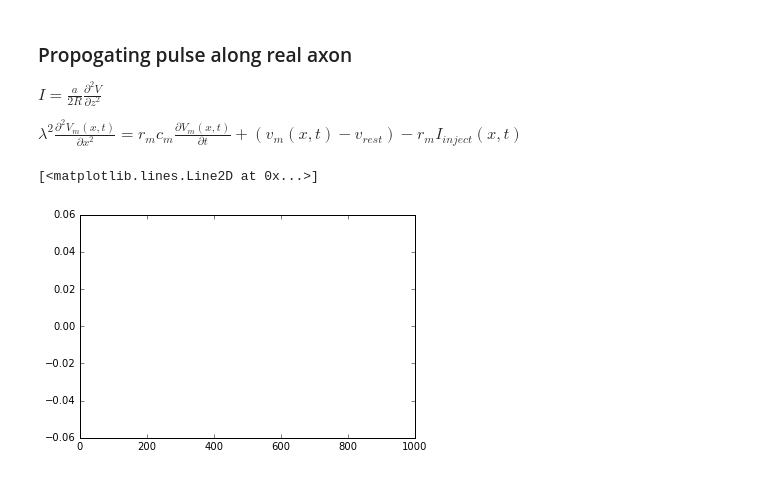
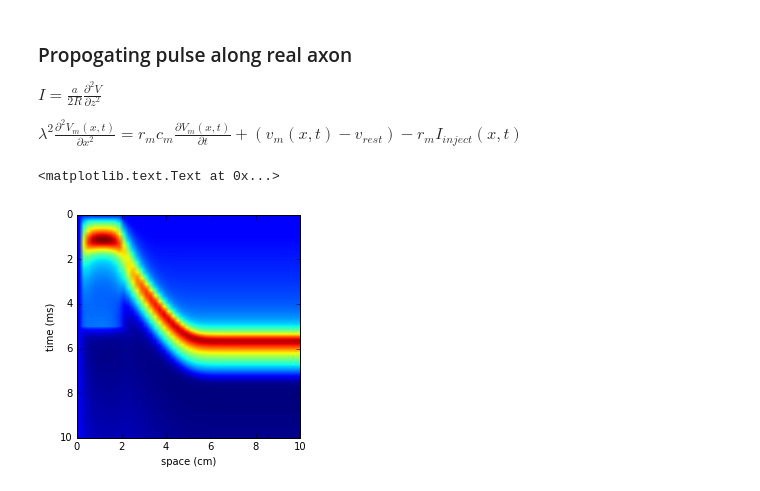
Before and after one commit to Kevin-Sean-Chen/Biophysics, a Jupyter notebook: HodgkinHuxley_model.ipynb, the cells around one changed output. Drawn from its saved outputs; the diff is of its cells as text; code cells hidden in the pictures.

Commit message:
action potential speed

```diff
--- a/HodgkinHuxley_model.ipynb
+++ b/HodgkinHuxley_model.ipynb
@@ -154,11 +154,11 @@ $I = \frac { a } { 2 R } \frac { \partial ^ { 2 } V } { \partial z ^ { 2 } }$
 $\lambda^2 \frac{\partial^2 V_m(x,t)}{\partial x^2} = r_m c_m \frac{\partial V_m(x,t)}{\partial t} + (v_m(x,t)-v_{rest}) - r_m I_{inject}(x,t)$
 # %%
 #biophysical parameter
-a = 250  #diameter
-R = 35  #resistance
-C = 1  #capacitance
-ra = a/2/np.pi
-rm = 2*R/np.pi/a
-cm = C*np.pi*a/2
+a = 250 *10**-4  #diameter (um to cm)
+R = 35  #resistance (ohm per cm)
+C = 1  #capacitance (uF per cm^2)
+# ra = a/2/np.pi
+# rm = 2*R/np.pi/a
+# cm = C*np.pi*a/2
 
 Vr = 0
@@ -170,24 +165,25 @@ Nt = 1000
+# %%
+L = 10  #cm (large accounting for the high speed)
+T = 10  #ms (short duration to keep in range)
+Nx = 1000
+Nt = 300
 # %%
 ###forward Eular numerical method for PDE
 x = np.linspace(0, L, Nx+1)    # mesh points in space
 dx = x[1] - x[0]
 t = np.linspace(0, T, Nt+1)    # mesh points in time
 dt = t[1] - t[0]
-a=1
-F = (1/ra/cm)*dt/dx**2
-v = np.zeros(Nx+1)           # unknown v at new time level
-v_l = np.zeros(Nx+1)           # v at the previous time level
+F = (a/2/R/C)*dt/dx**2  #1/(ra*rm)
+v = np.zeros((Nt,Nx+1))          # voltage at (time X space)
 I = np.zeros(Nx+1)+Vr
 stim = np.zeros(Nx+1)
-stim[:10] = 50
+stim[:10] = 100  #spatial stimuli  (10 um)
+stim_time = int(5/dt)   #timing until turn off  (0.1ms)
 
 #gating variables
-nn = np.zeros(Nx+1)
-nl = np.zeros(Nx+1)
-mm = np.zeros(Nx+1)
-ml = np.zeros(Nx+1)
-hh = np.zeros(Nx+1)
-hl = np.zeros(Nx+1)
+nn = np.zeros((Nt,Nx+1))
+mm = np.zeros((Nt,Nx+1))
+hh = np.zeros((Nt,Nx+1))
 # %%
 ###PDE iteration
 # Set initial condition u(x,0) = I(x)
@@ -235,5 +218,7 @@ def HH(I):
-# %%
-plt.plot(v)
-# %% [output]
-[<matplotlib.lines.Line2D at 0x...>]
-[figure, removed]
+# %%
+plt.imshow(v[:,:50],extent=[min(x), max(x), max(t), min(t)]);
+plt.xlabel('space (cm)')
+plt.ylabel('time (ms)')
+# %% [output]
+<matplotlib.text.Text at 0x...>
+[figure, added]
```
Also changed, not shown: parts of 7 cells of this notebook.
